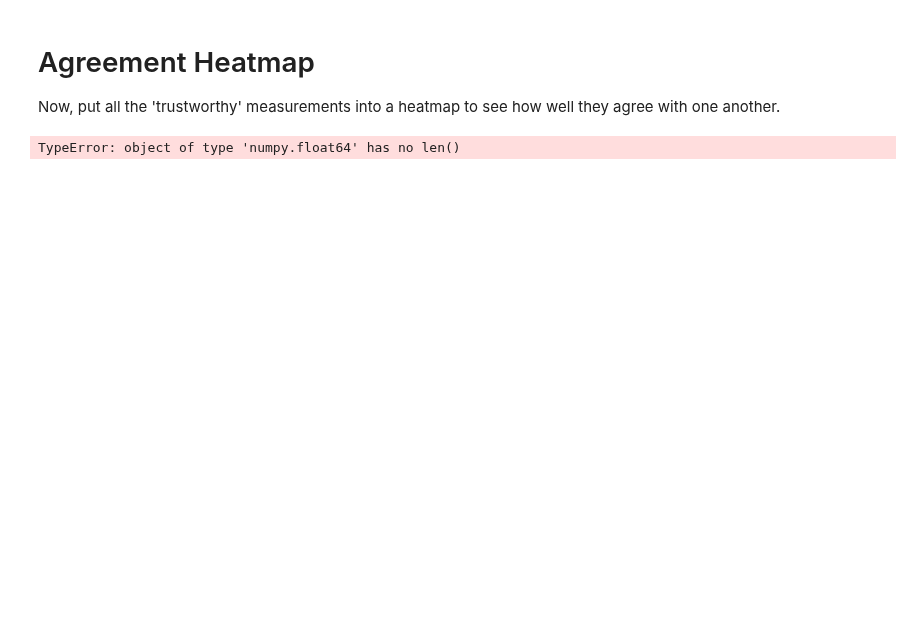
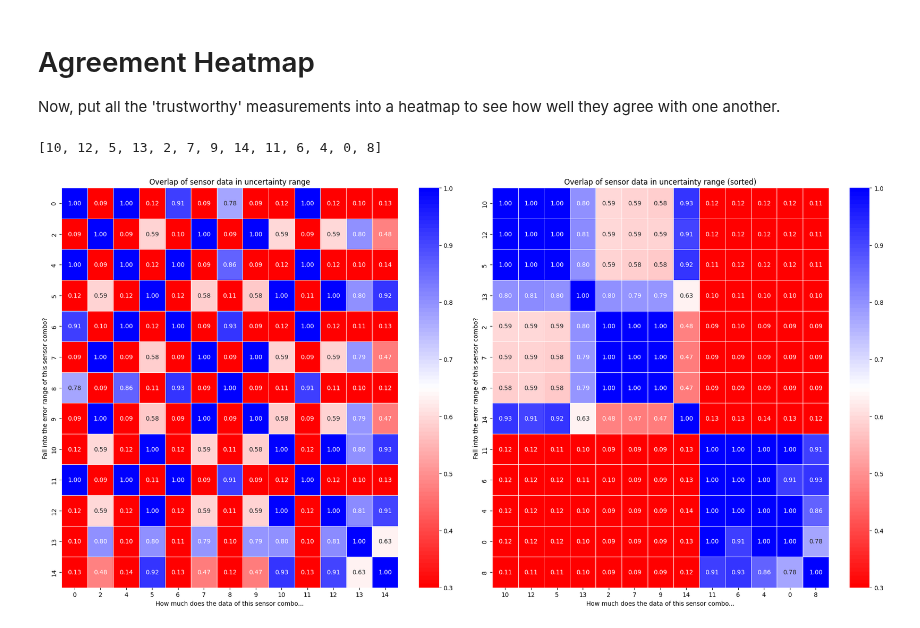
Before and after one commit to jadenmecham/First-Project, a Jupyter notebook: 3 - Sort All Combos/floris-adapted/springmass-sort.ipynb, the cells around one changed output. Saved outputs shown, nothing was run; the diff lists cells and outputs as text; code cells hidden in the pictures; blank space fills up the shorter version.

```diff
--- a/3 - Sort All Combos/floris-adapted/springmass-sort.ipynb
+++ b/3 - Sort All Combos/floris-adapted/springmass-sort.ipynb
@@ -476,44 +459,51 @@ for i in range(len(trustworthy_x)):
             C_i = trustworthy_x[i]
             C_j = trustworthy_x[j]
             # get the data for the C matrix
-            x_i = x_hat[C_i]
-            x_j = x_hat[C_j]
-            # get the covariance for the C matrix
-            sigma_i = 0.2 #
-            sigma_j = 0.2 #
+            x_i = results[C_i]['x']
+            x_j = results[C_j]['x']
+            # get the acceptable error for the C matrix
+            sigma_i = 0.15 #
+            sigma_j = 0.15 #
             # get the time that the data falls within the error range
             overlap = np.sum(np.logical_and(x_i - sigma_i < x_j, x_j < x_i + sigma_i)) / len(x_i)
             overlaps_x[i, j] = overlap
-
-
 # Sort the matrix now!
-# Sort the adjacency matrix based on the sum of rows and columns
+# Sort the adjacency matrix based on the sum of rows
 row_sums = overlaps_x.sum(axis=1)
 sorted_indices = np.argsort(row_sums)[::-1]  # Sort in descending order
 # Reorder the matrix
 sorted_overlaps_x = overlaps_x[sorted_indices, :][:, sorted_indices]
+# Also sort the trustworthy_x list in the same way as the matrix
+sorted_trustworthy_x = [trustworthy_x[i] for i in sorted_indices]
+print(sorted_trustworthy_x)
 
 # plot overlapvals onto a red and blue heatmap with values from 0 to 1
 # Define custom colormap
 colors = ["red", "white", "blue"]  # Define the colors for your gradient
 cmap_name = "custom_colormap"
 custom_cmap = LinearSegmentedColormap.from_list(cmap_name, colors, N=100)
 
 # plot the unsorted and then the sorted matrix on the same figure
 fig, ax = plt.subplots(1, 2, figsize=(20, 10))
 # Plot the original matrix
 sns.heatmap(overlaps_x, cmap=custom_cmap, annot=True, fmt=".2f", linewidths=.5, vmin=0.3, vmax=1, ax=ax[0])
 ax[0].set_title("Overlap of sensor data in uncertainty range")
 ax[0].set_xlabel("How much does the data of this sensor combo...")
 ax[0].set_ylabel("Fall into the error range of this sensor combo?")
-# Plot the sorted matrix
+ax[0].set_xticklabels(trustworthy_x)
+ax[0].set_yticklabels(trustworthy_x)
+# Plot the sorted matrix with the sorted indices
 sns.heatmap(sorted_overlaps_x, cmap=custom_cmap, annot=True, fmt=".2f", linewidths=.5, vmin=0.3, vmax=1, ax=ax[1])
 ax[1].set_title("Overlap of sensor data in uncertainty range (sorted)")
 ax[1].set_xlabel("How much does the data of this sensor combo...")
 ax[1].set_ylabel("Fall into the error range of this sensor combo?")
+# Set the tick labels for the sorted matrix
+ax[1].set_yticklabels(sorted_trustworthy_x)
+ax[1].set_xticklabels(sorted_trustworthy_x)
 # Show the plot
 plt.tight_layout()
 plt.show()
 # %% [output]
-TypeError: object of type 'numpy.float64' has no len()
+[10, 12, 5, 13, 2, 7, 9, 14, 11, 6, 4, 0, 8]
+[figure, added]
 # %%
```
Also changed, not shown: parts of 7 cells of this notebook.
